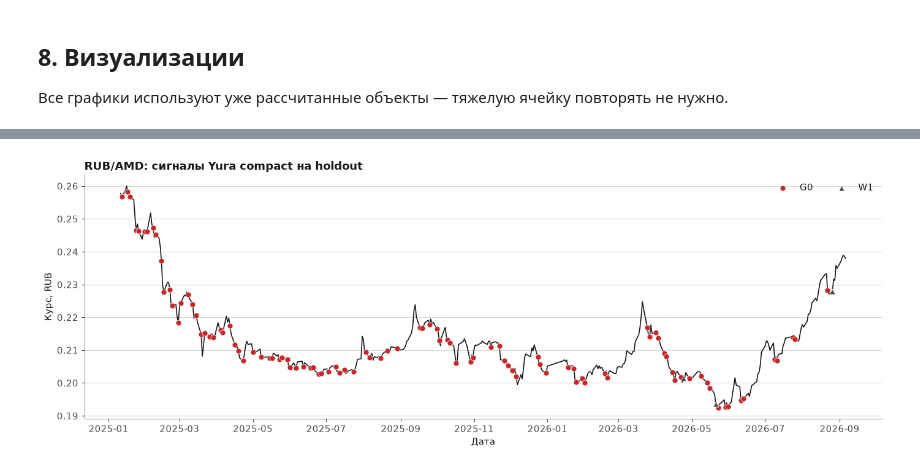
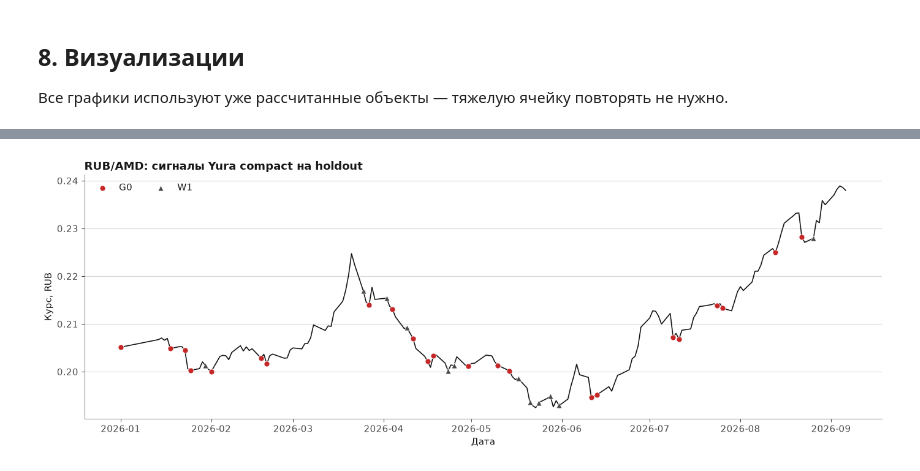
Before and after one commit to YYukh/AI_Product_Hack_trigger_model, a Jupyter notebook: research/yura/notebooks/yura_pipeline.ipynb, the cells around one changed output, grey strips where cells are left out. Drawn from its saved outputs; the diff is of its cells as text; code cells hidden in the pictures.

```diff
--- a/research/yura/notebooks/yura_pipeline.ipynb
+++ b/research/yura/notebooks/yura_pipeline.ipynb
@@ -34,7 +34,6 @@ if cached_src is not None:
             del sys.modules[module_name]
 
 from src.cbr_loader import CURRENCIES, load_cbr_history
-from src.features import build_features
 from src.market_data import build_daily_market_panel
 from src.outcomes import add_future_outcomes
 from src.visualization import (
@@ -42,11 +41,13 @@ from src.visualization import (
     plot_policy_horizon_heatmaps,
     plot_signal_series,
 )
+from src.features import build_features
 from research.yura.src.config import YuraPipelineConfig
 from research.yura.src.models import ML_FEATURES
 from research.yura.src.rules import RULE_LIBRARY
 from research.yura.src.targets import build_yura_targets
 from research.yura.src.pipeline import run_yura_pipeline
+from research.yura.src.selector import build_opportunity_selector
 from research.yura.src.reporting import compare_backtest_summaries
 from research.yura.src.visualization import (
     plot_holdout_horizon_mix, plot_holdout_sequential_metrics,
@@ -56,6 +57,13 @@ from research.yura.src.visualization import (
 START_DATE = date(2018, 1, 1)
 END_DATE = date.today()
 RAW_DIR = PROJECT_ROOT / 'data' / 'raw' / 'cbr'
-CONFIG = YuraPipelineConfig()
+# pooled — основной устойчивый режим; hybrid/per_currency — диагностические
+# варианты той же архитектуры без изменения контрактов и отчетов.
+ML_SCOPE = 'pooled'
+CONFIG = YuraPipelineConfig(ml_scope=ML_SCOPE, holdout_start="2025-01-01",)
+# Доступно: 'threshold', 'logistic_regression', 'extra_trees'.
+# Меняется только selector; engines, policy, holdout и отчеты идентичны.
+SELECTOR_TYPE = 'threshold'
+SELECTOR = build_opportunity_selector(SELECTOR_TYPE)
 CONFIG
 # %% [output]
@@ -78,7 +86,8 @@ features = build_features(market_panel)
 outcomes = add_future_outcomes(features, horizons=CONFIG.horizons)
 dataset, target_registry = build_yura_targets(
     outcomes, horizons=CONFIG.horizons,
-    w1_forward_bps=CONFIG.w1_forward_bps,
+    w1_deterioration_bps=CONFIG.w1_deterioration_bps,
+    w1_low_percentile=CONFIG.w1_low_percentile,
 )
 scoring_data = dataset.loc[
     dataset['is_update_day'] & dataset['currency'].isin(CONFIG.currencies)
@@ -120,6 +134,7 @@ architecture
 # %%
 result = run_yura_pipeline(
     scoring_data, target_registry=target_registry, config=CONFIG,
+    selector=SELECTOR,
 )
 display(result.temporal_plan.as_frame())
 print(f"Selector: {result.selector_name}")
@@ -337,11 +352,11 @@ plt.show()
 # %%
 PRESENTATION_CURRENCY = 'AMD'
 plot_signal_series(
     scoring_data, final_signal_stream, currency=PRESENTATION_CURRENCY,
-    start_date=result.temporal_plan.holdout_start,
+    start_date='2026-01-01', # result.temporal_plan.holdout_start,
     title=f'RUB/{PRESENTATION_CURRENCY}: сигналы Yura compact на holdout',
 )
 plt.tight_layout()
 plt.show()
 # %% [output]
-[figure, old version]
+[figure, new version]
```
Also changed, not shown: parts of 26 cells of this notebook, 31 other files.
